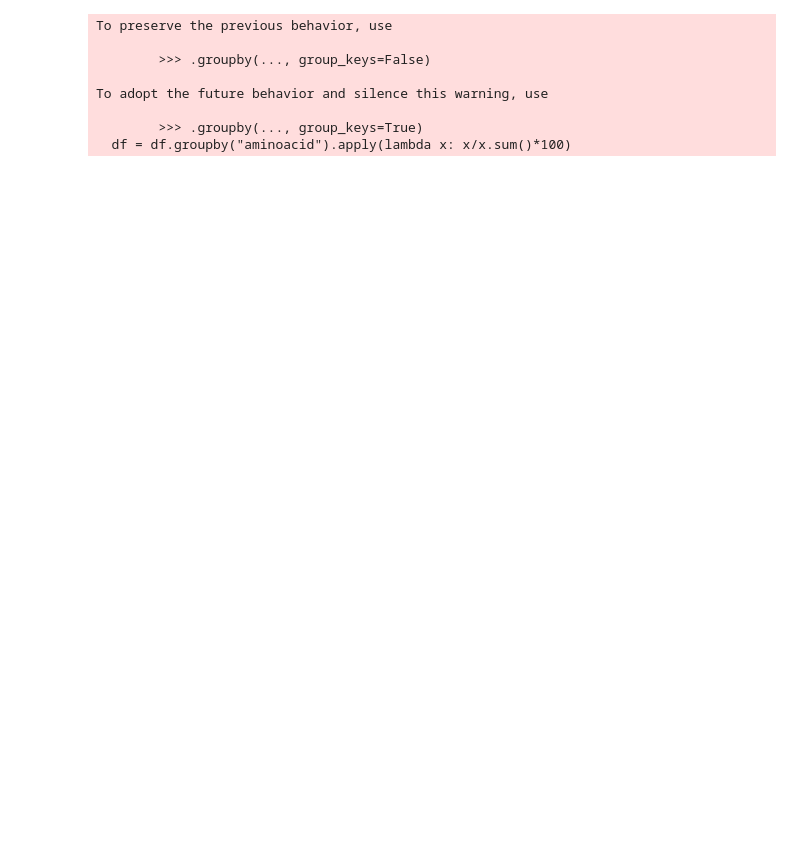
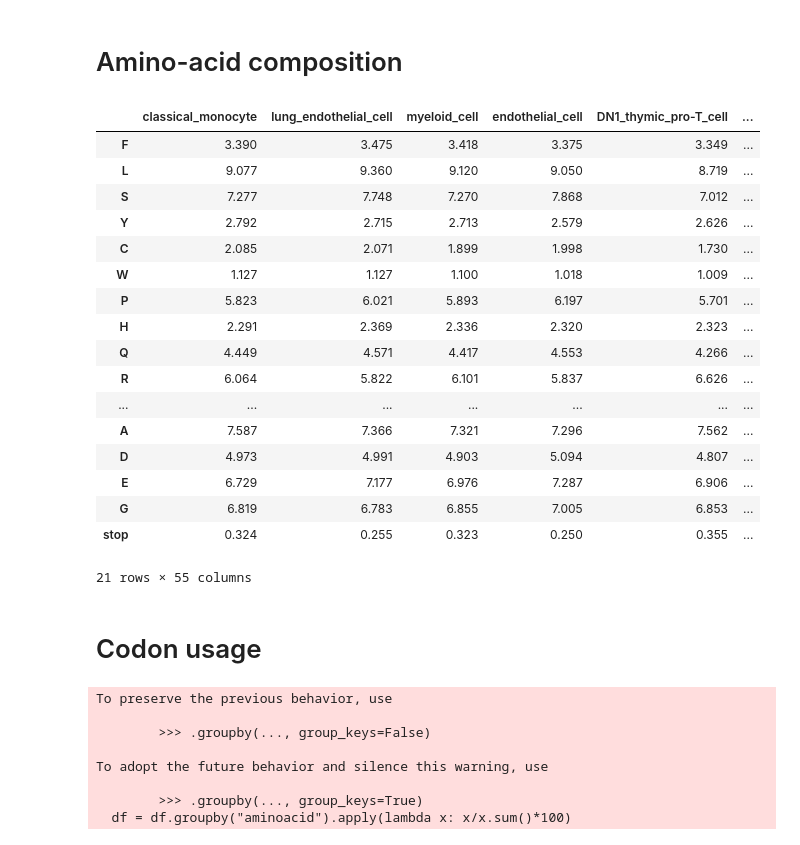
Before and after one commit to Dead-fisher/codon_usage_notebook, a Jupyter notebook: scRNA_scripts/03.analysis.ipynb, the cells around one changed output. Cells and saved outputs as stored; diff of their text form; code cells hidden in the pictures; blank space fills up the shorter version.

```diff
--- a/scRNA_scripts/03.analysis.ipynb
+++ b/scRNA_scripts/03.analysis.ipynb
@@ -67,6 +70,60 @@ codon_dict = {
     'Val': ['GTT', 'GTC', 'GTA', 'GTG'],
     'stop': ['TAA', 'TAG', 'TGA']
 }
+# %% [markdown]
+# Amino-acid composition
+# %%
+result = {}
+for codon in table:
+    result[codon] = []
+    for cell_type in cell_data:
+        result[codon].append(cell_data[cell_type][codon])
+    result[codon].append(table[codon])
+
+df = pd.DataFrame(data=result, index=list(cell_data.keys())+["aminoacid"], columns=table.keys())
+
+amino_result = {}
+for cell in list(cell_data.keys()):
+    amino_result[cell] = {}
+
+for codon in df:
+    amino_acid = df[codon]["aminoacid"]
+    # print(amino_acid)
+    for cell in df[codon].index:
+        if cell == "aminoacid":
+            continue
+        if amino_acid in amino_result[cell]:
+            amino_result[cell][amino_acid] += df[codon][cell]
+        else:
+            amino_result[cell][amino_acid] = df[codon][cell]
+
+amino_acid_df = pd.DataFrame(amino_result)
+
+amino_acid_df = amino_acid_df / amino_acid_df.sum(axis=0) * 100
+amino_acid_df = amino_acid_df.round(3)
+amino_acid_df.to_csv(data_pool.joinpath(f"amino_acid_composition_{tag}.csv"))
+amino_acid_df
+# %% [output]
+|  | classical_monocyte | lung_endothelial_cell | myeloid_cell | endothelial_cell | DN1_thymic_pro-T_cell | ... |
+| F | 3.390 | 3.475 | 3.418 | 3.375 | 3.349 | ... |
+| L | 9.077 | 9.360 | 9.120 | 9.050 | 8.719 | ... |
+| S | 7.277 | 7.748 | 7.270 | 7.868 | 7.012 | ... |
+| Y | 2.792 | 2.715 | 2.713 | 2.579 | 2.626 | ... |
+| C | 2.085 | 2.071 | 1.899 | 1.998 | 1.730 | ... |
+| W | 1.127 | 1.127 | 1.100 | 1.018 | 1.009 | ... |
+| P | 5.823 | 6.021 | 5.893 | 6.197 | 5.701 | ... |
+| H | 2.291 | 2.369 | 2.336 | 2.320 | 2.323 | ... |
+| Q | 4.449 | 4.571 | 4.417 | 4.553 | 4.266 | ... |
+| R | 6.064 | 5.822 | 6.101 | 5.837 | 6.626 | ... |
+| ... | ... | ... | ... | ... | ... | ... |
+| A | 7.587 | 7.366 | 7.321 | 7.296 | 7.562 | ... |
+| D | 4.973 | 4.991 | 4.903 | 5.094 | 4.807 | ... |
+| E | 6.729 | 7.177 | 6.976 | 7.287 | 6.906 | ... |
+| G | 6.819 | 6.783 | 6.855 | 7.005 | 6.853 | ... |
+| stop | 0.324 | 0.255 | 0.323 | 0.250 | 0.355 | ... |
+21 rows × 55 columns
+# %% [markdown]
+# Codon usage
 # %%
 result = {}
 for codon in table:
```
Also changed, not shown: parts of 2 cells of this notebook, 3 other files.
